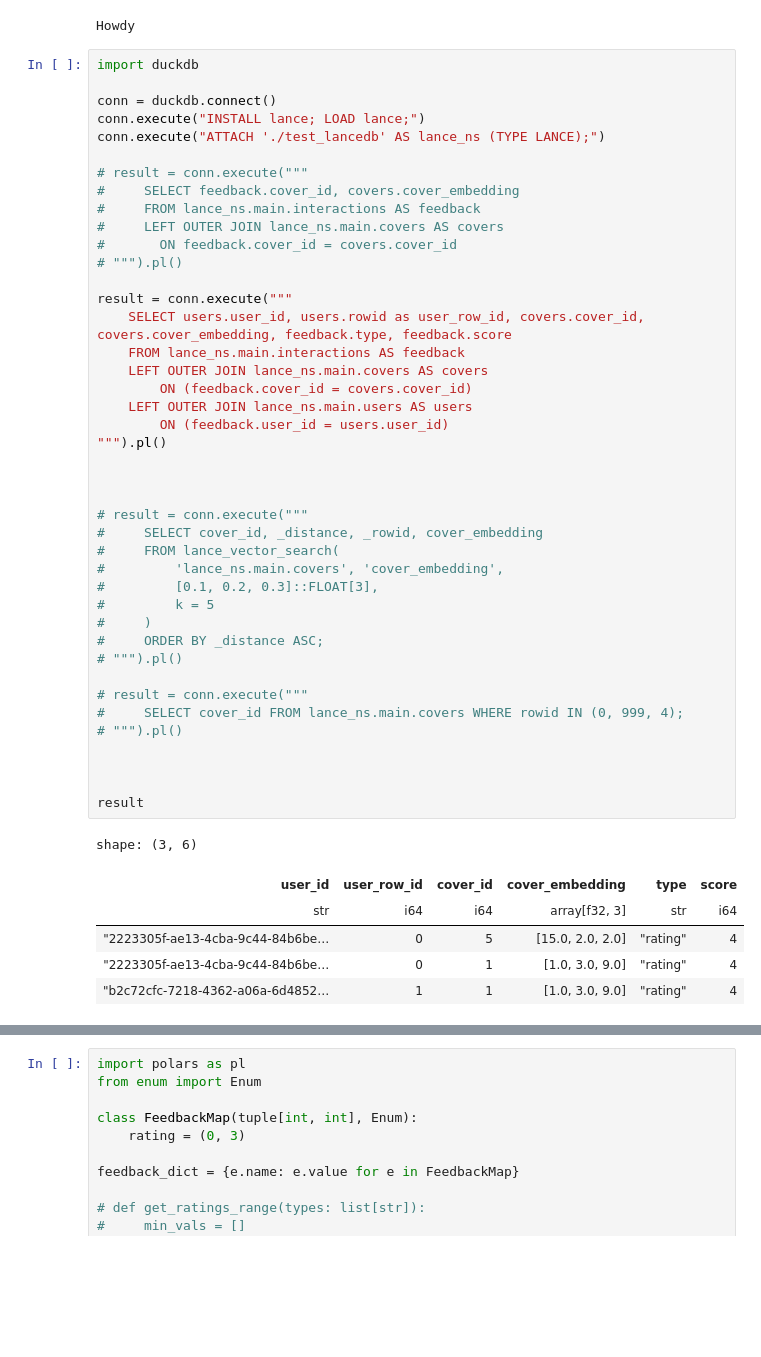
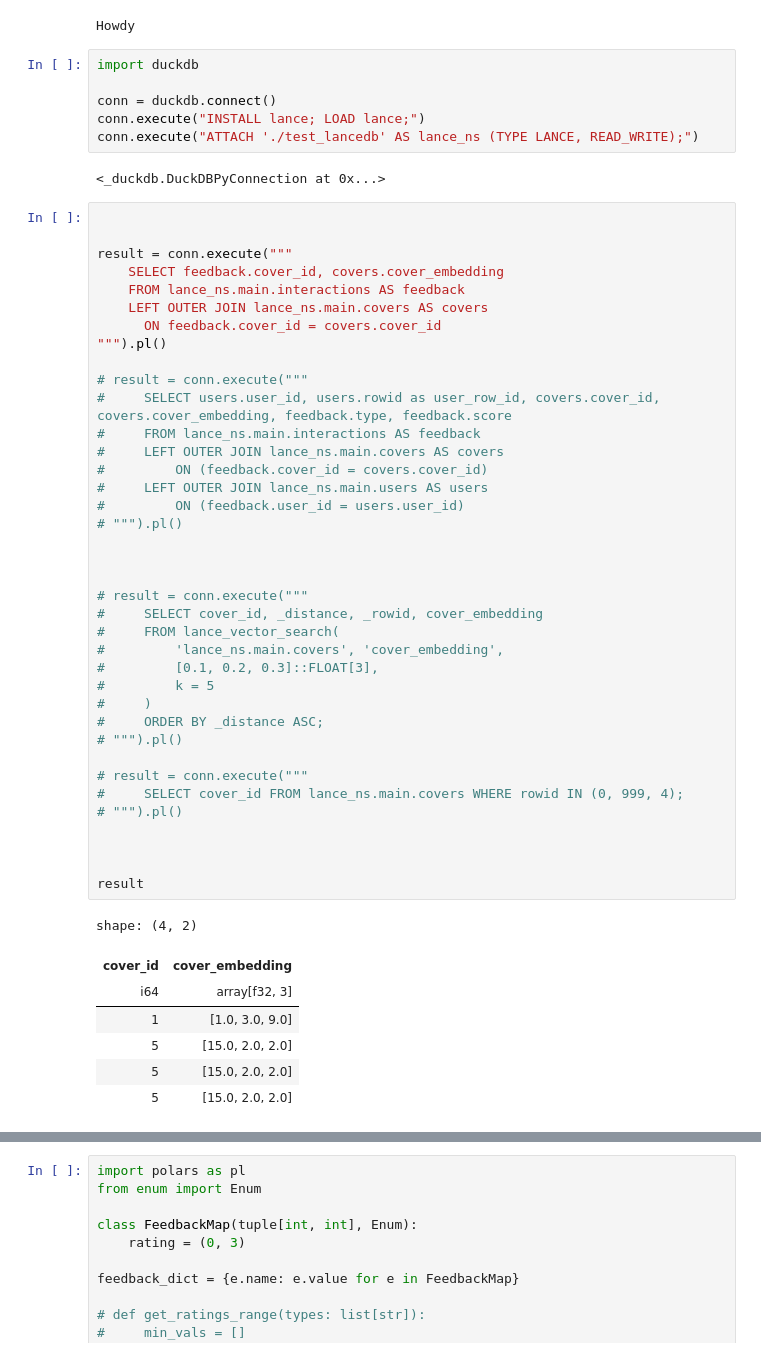
Before and after one commit to ByItsCover/bic-explore, a Jupyter notebook: data_pipeline/joining_tables.ipynb, the cells around one changed output, grey strips where cells are left out. Drawn from its saved outputs; the diff is of its cells as text; blank space fills up the shorter version.

```diff
--- a/data_pipeline/joining_tables.ipynb
+++ b/data_pipeline/joining_tables.ipynb
@@ -2,52 +2,57 @@
 print("Howdy")
 # %% [output]
 Howdy
+# %%
+import duckdb
+
+conn = duckdb.connect()
+conn.execute("INSTALL lance; LOAD lance;")
+conn.execute("ATTACH './test_lancedb' AS lance_ns (TYPE LANCE, READ_WRITE);")
+# %% [output]
+<_duckdb.DuckDBPyConnection at 0x...>
 # %%
-import duckdb
 
-conn = duckdb.connect()
-conn.execute("INSTALL lance; LOAD lance;")
-conn.execute("ATTACH './test_lancedb' AS lance_ns (TYPE LANCE);")
+
+result = conn.execute("""
+    SELECT feedback.cover_id, covers.cover_embedding
+    FROM lance_ns.main.interactions AS feedback
+    LEFT OUTER JOIN lance_ns.main.covers AS covers
+      ON feedback.cover_id = covers.cover_id
+""").pl()
 
 # result = conn.execute("""
-#     SELECT feedback.cover_id, covers.cover_embedding
+#     SELECT users.user_id, users.rowid as user_row_id, covers.cover_id, covers.cover_embedding, feedback.type, feedback.score
 #     FROM lance_ns.main.interactions AS feedback
 #     LEFT OUTER JOIN lance_ns.main.covers AS covers
-#       ON feedback.cover_id = covers.cover_id
+#         ON (feedback.cover_id = covers.cover_id)
+#     LEFT OUTER JOIN lance_ns.main.users AS users
+#         ON (feedback.user_id = users.user_id)
 # """).pl()
-
-result = conn.execute("""
-    SELECT users.user_id, users.rowid as user_row_id, covers.cover_id, covers.cover_embedding, feedback.type, feedback.score
-    FROM lance_ns.main.interactions AS feedback
-    LEFT OUTER JOIN lance_ns.main.covers AS covers
-        ON (feedback.cover_id = covers.cover_id)
-    LEFT OUTER JOIN lance_ns.main.users AS users
-        ON (feedback.user_id = users.user_id)
-""").pl()
 
 
 
 # result = conn.execute("""
 #     SELECT cover_id, _distance, _rowid, cover_embedding
 #     FROM lance_vector_search(
 #         'lance_ns.main.covers', 'cover_embedding',
 #         [0.1, 0.2, 0.3]::FLOAT[3],
 #         k = 5
 #     )
 #     ORDER BY _distance ASC;
 # """).pl()
 
 # result = conn.execute("""
 #     SELECT cover_id FROM lance_ns.main.covers WHERE rowid IN (0, 999, 4);
 # """).pl()
 
 
 
 result
 # %% [output]
-shape: (3, 6)
+shape: (4, 2)
-| user_id | user_row_id | cover_id | cover_embedding | type | score |
-| str | i64 | i64 | array[f32, 3] | str | i64 |
-| "2223305f-ae13-4cba-9c44-84b6be… | 0 | 5 | [15.0, 2.0, 2.0] | "rating" | 4 |
-| "2223305f-ae13-4cba-9c44-84b6be… | 0 | 1 | [1.0, 3.0, 9.0] | "rating" | 4 |
-| "b2c72cfc-7218-4362-a06a-6d4852… | 1 | 1 | [1.0, 3.0, 9.0] | "rating" | 4 |
+| cover_id | cover_embedding |
+| i64 | array[f32, 3] |
+| 1 | [1.0, 3.0, 9.0] |
+| 5 | [15.0, 2.0, 2.0] |
+| 5 | [15.0, 2.0, 2.0] |
+| 5 | [15.0, 2.0, 2.0] |
```
Also changed, not shown: parts of 11 cells of this notebook, 3 other files.
